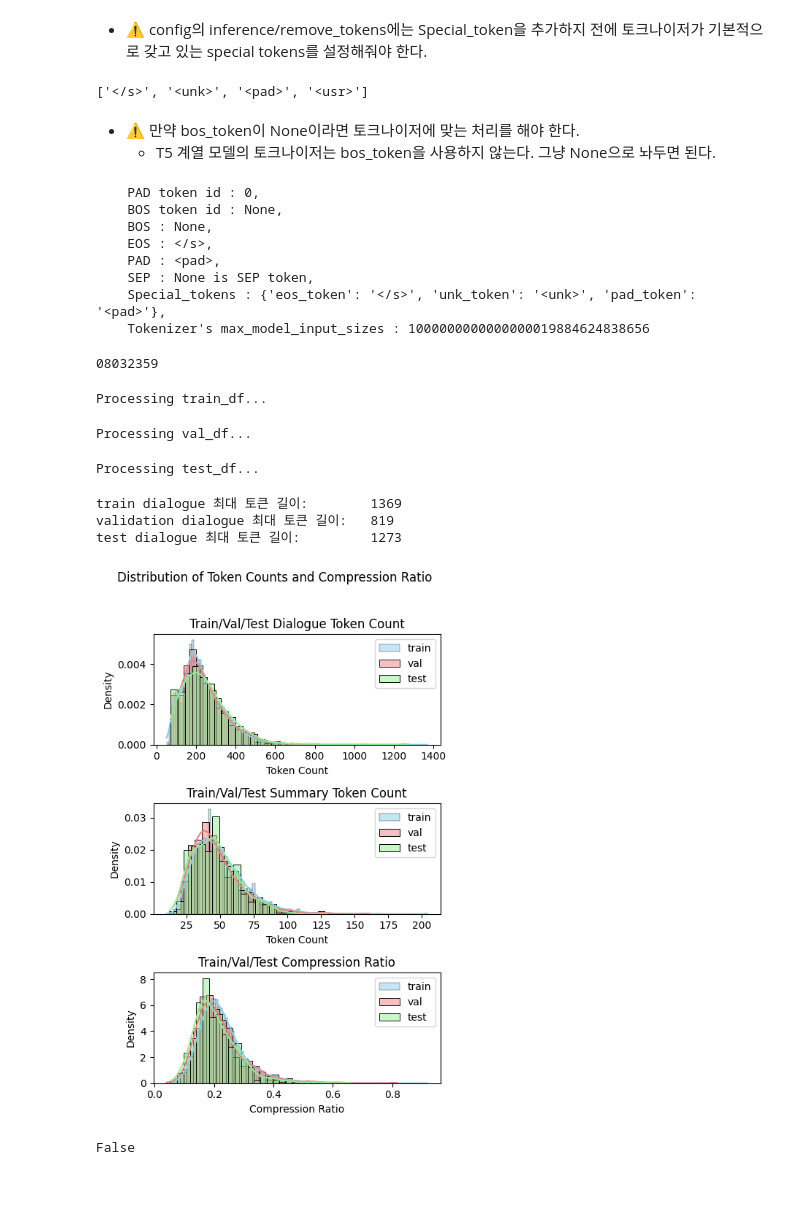
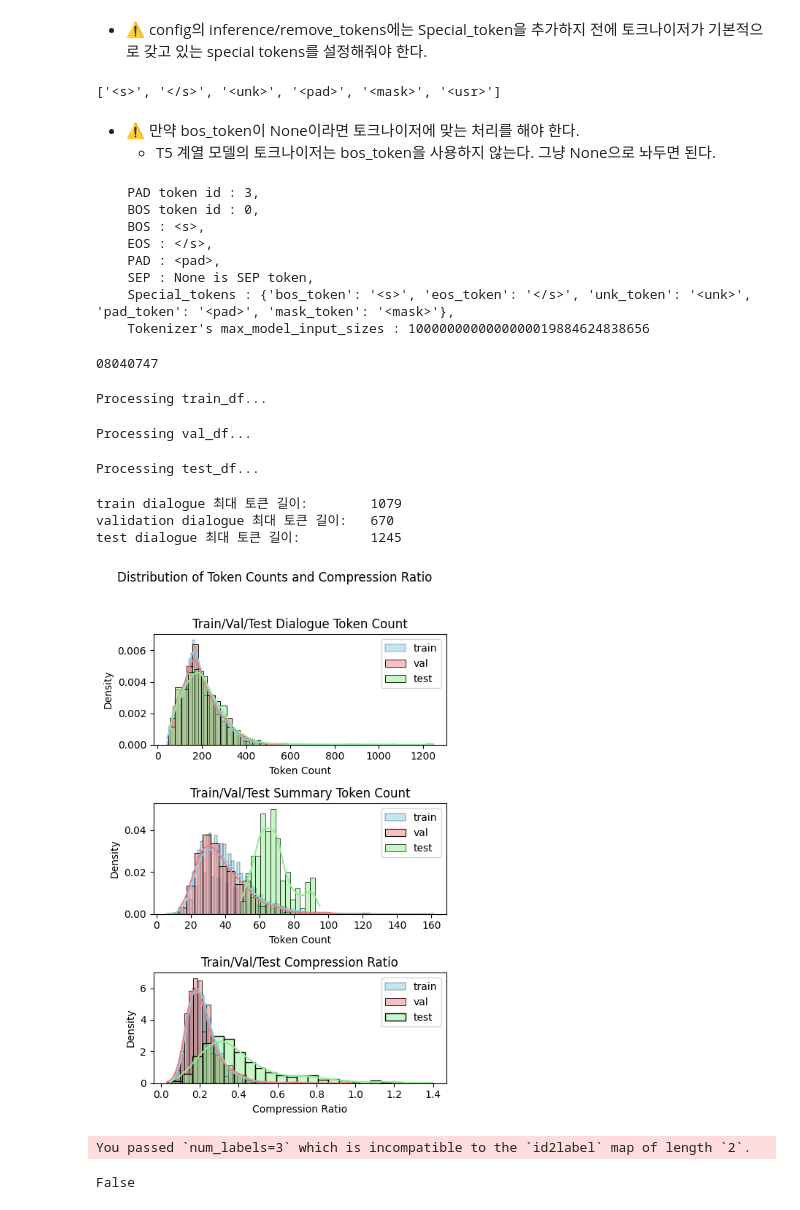
Before and after one commit to skier-song9/upstageailab-nlp-summarization-nlp_5-song, a Jupyter notebook: src/configs/generate_config.ipynb, the cells around one changed output. Drawn from its saved outputs; the diff is of its cells as text; code cells hidden in the pictures.

```diff
--- a/src/configs/generate_config.ipynb
+++ b/src/configs/generate_config.ipynb
@@ -20,13 +20,15 @@ BART 계열 중 사용 가능한 모델 예시
 - EbanLee/kobart-summary-v3 > (474MB) train epoch=200, inference epoch=32 추천
 - digit82/kobart-summarization > (947MB) train epoch=200, inference epoch=32 추천
 - cosmoquester/bart-ko-base > (971MB) train epoch=200, inference epoch=32 추천
+
+- alaggung/bart-r3f > (187MB) train epoch=256, inference epoch=64
 ...
 
 Longformer & BART hybrid 계열
 - [x] MikaSie/LexLM_Longformer_BART_hybrid_V1 > (1.63GB)
 '''
 
-model_name = "csebuetnlp/mT5_multilingual_XLSum"
+model_name = "digit82/kobart-summarization"
 
 tokenizer = AutoTokenizer.from_pretrained(model_name, legacy=False)
 model = AutoModelForSeq2SeqLM.from_pretrained(model_name)
@@ -65,7 +68,7 @@ except:
     remove_tokens = []
 print(remove_tokens)
 # %% [output]
-['</s>', '<unk>', '<pad>', '<usr>']
+['<s>', '</s>', '<unk>', '<pad>', '<mask>', '<usr>']
 # %% [markdown]
 - ⚠️ 만약 bos_token이 None이라면 토크나이저에 맞는 처리를 해야 한다.
     - T5 계열 모델의 토크나이저는 bos_token을 사용하지 않는다. 그냥 None으로 놔두면 된다.
@@ -81,13 +84,13 @@ print(f'''
     Tokenizer's max_model_input_sizes : {tokenizer.model_max_length}
 ''')
 # %% [output]
-    PAD token id : 0,
-    BOS token id : None,
-    BOS : None,
+    PAD token id : 3,
+    BOS token id : 0,
+    BOS : <s>,
     EOS : </s>,
     PAD : <pad>,
     SEP : None is SEP token,
-    Special_tokens : {'eos_token': '</s>', 'unk_token': '<unk>', 'pad_token': '<pad>'},
+    Special_tokens : {'bos_token': '<s>', 'eos_token': '</s>', 'unk_token': '<unk>', 'pad_token': '<pad>', 'mask_token': '<mask>'},
     Tokenizer's max_model_input_sizes : 1000000000000000019884624838656
 # %%
 # 모델의 구성 정보를 YAML 파일로 저장합니다.
@@ -100,23 +103,24 @@ sys.path.append(
 from src.utils.utils import *
 # %%
 current_time = get_current_time()
-concept = "t5" # 실험 컨셉을 작성. output 디렉토리 이름 및 config 파일 이름 설정 시 반영됨.
+concept = "bart" # 실험 컨셉을 작성. output 디렉토리 이름 및 config 파일 이름 설정 시 반영됨.
 output_dir = f"./outputs/exp_{concept}_{current_time}"
 print(current_time)
 # %% [output]
-08032359
+08040747
 # %%
 from src.utils.eda_length import *
-recommend_max_encoder_length = eda_length(project_dir, tokenizer)
+recommend_max_encoder_length = eda_length(project_dir, tokenizer, model)
 print(validate_model_enc_length(recommend_max_encoder_length, model_name))
 # %% [output]
 Processing train_df...
 Processing val_df...
 Processing test_df...
-train dialogue 최대 토큰 길이:        1369
-validation dialogue 최대 토큰 길이:   819
-test dialogue 최대 토큰 길이:         1273
+train dialogue 최대 토큰 길이:        1079
+validation dialogue 최대 토큰 길이:   670
+test dialogue 최대 토큰 길이:         1245
-[figure, old version]
+[figure, new version]
-False
+You passed `num_labels=3` which is incompatible to the `id2label` map of length `2`.
+False
 # %%
 save_eval_log_steps = 100 # save_step은 eval, log step의 배수여야 한다. 같이 맞춰주는 것이 편하다.
```
Also changed, not shown: parts of 5 cells of this notebook, 4 other files.
